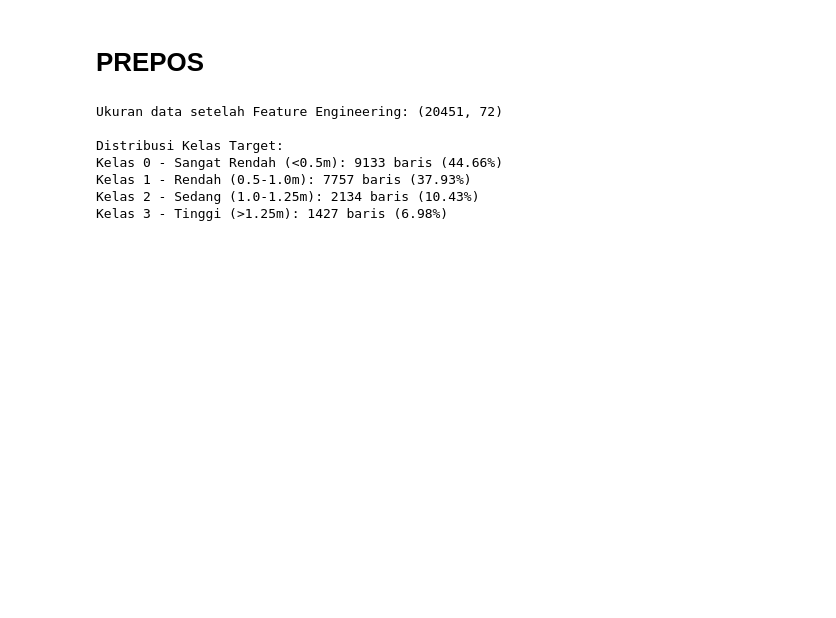
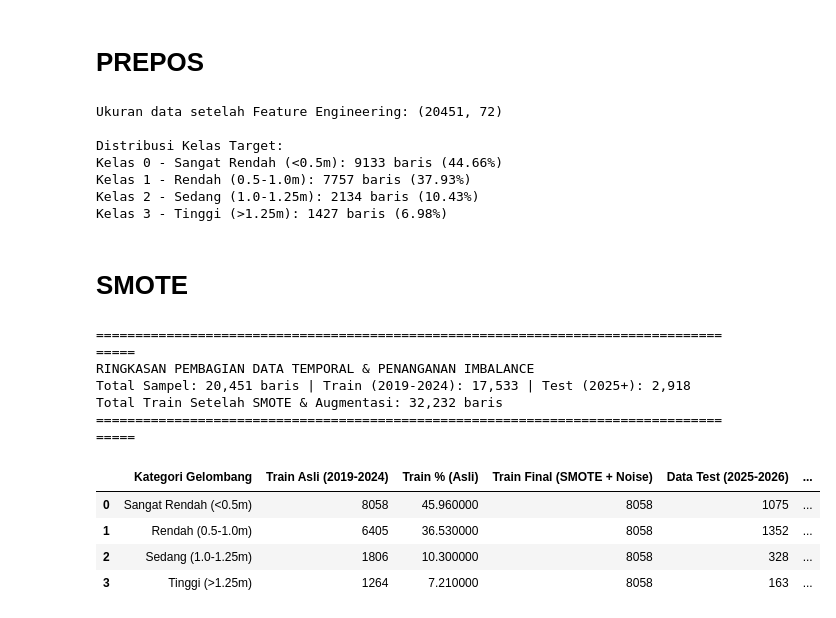
Before and after one commit to Vnooo13/Vnooo13, a Jupyter notebook: Commit_ML_02.ipynb, the cells around one changed output. Saved outputs shown, nothing was run; the diff lists cells and outputs as text; code cells hidden in the pictures; blank space fills up the shorter version.

```diff
--- a/Commit_ML_02.ipynb
+++ b/Commit_ML_02.ipynb
@@ -114,3 +114,5 @@ Kelas 0 - Sangat Rendah (<0.5m): 9133 baris (44.66%)
 Kelas 1 - Rendah (0.5-1.0m): 7757 baris (37.93%)
 Kelas 2 - Sedang (1.0-1.25m): 2134 baris (10.43%)
 Kelas 3 - Tinggi (>1.25m): 1427 baris (6.98%)
+# %% [markdown]
+# SMOTE
@@ -116,0 +137,46 @@ Kelas 3 - Tinggi (>1.25m): 1427 baris (6.98%)
+# %%
+# ==============================================================================
+# 3 & 4. Imbalance Data Handling (SMOTE) & Data Augmentation + Visualisasi
+# ==============================================================================
+# Proses SMOTE pada data Train
+smote = SMOTE(random_state=42)
+X_train_smote, y_train_smote = smote.fit_resample(X_train, y_train)
+
+# Injeksi Gaussian Noise ringan (Jittering) untuk simulasi fluktuasi sensor
+np.random.seed(42)
+noise = np.random.normal(loc=0.0, scale=0.01, size=X_train_smote.shape) * np.std(X_train, axis=0)
+X_train_final = X_train_smote + noise
+y_train_final = y_train_smote
+
+# 1. Buat Tabel Ringkasan Distribusi Kelas (Sebelum vs Sesudah SMOTE vs Data Test)
+train_before = pd.Series(y_train).value_counts().sort_index()
+train_after  = pd.Series(y_train_final).value_counts().sort_index()
+test_counts  = pd.Series(y_test).value_counts().sort_index()
+
+summary_df = pd.DataFrame({
+    'Kategori Gelombang': label_names,
+    'Train Asli (2019-2024)': train_before.values,
+    'Train % (Asli)': (train_before.values / len(y_train) * 100).round(2),
+    'Train Final (SMOTE + Noise)': train_after.values,
+    'Data Test (2025-2026)': test_counts.values,
+    'Test %': (test_counts.values / len(y_test) * 100).round(2)
+})
+# %%
+
+print("="*85)
+print(f"RINGKASAN PEMBAGIAN DATA TEMPORAL & PENANGANAN IMBALANCE")
+print(f"Total Sampel: {len(data):,} baris | Train (2019-2024): {len(X_train):,} | Test (2025+): {len(X_test):,}")
+print(f"Total Train Setelah SMOTE & Augmentasi: {len(X_train_final):,} baris")
+print("="*85)
+display(summary_df.style.background_gradient(cmap='Blues', subset=['Train Asli (2019-2024)', 'Train Final (SMOTE + Noise)', 'Data Test (2025-2026)']))
+# %% [output]
+=====================================================================================
+RINGKASAN PEMBAGIAN DATA TEMPORAL & PENANGANAN IMBALANCE
+Total Sampel: 20,451 baris | Train (2019-2024): 17,533 | Test (2025+): 2,918
+Total Train Setelah SMOTE & Augmentasi: 32,232 baris
+=====================================================================================
+|  | Kategori Gelombang | Train Asli (2019-2024) | Train % (Asli) | Train Final (SMOTE + Noise) | Data Test (2025-2026) | ... |
+| 0 | Sangat Rendah (<0.5m) | 8058 | 45.960000 | 8058 | 1075 | ... |
+| 1 | Rendah (0.5-1.0m) | 6405 | 36.530000 | 8058 | 1352 | ... |
+| 2 | Sedang (1.0-1.25m) | 1806 | 10.300000 | 8058 | 328 | ... |
+| 3 | Tinggi (>1.25m) | 1264 | 7.210000 | 8058 | 163 | ... |
```
Also changed, not shown: parts of 3 cells of this notebook.
